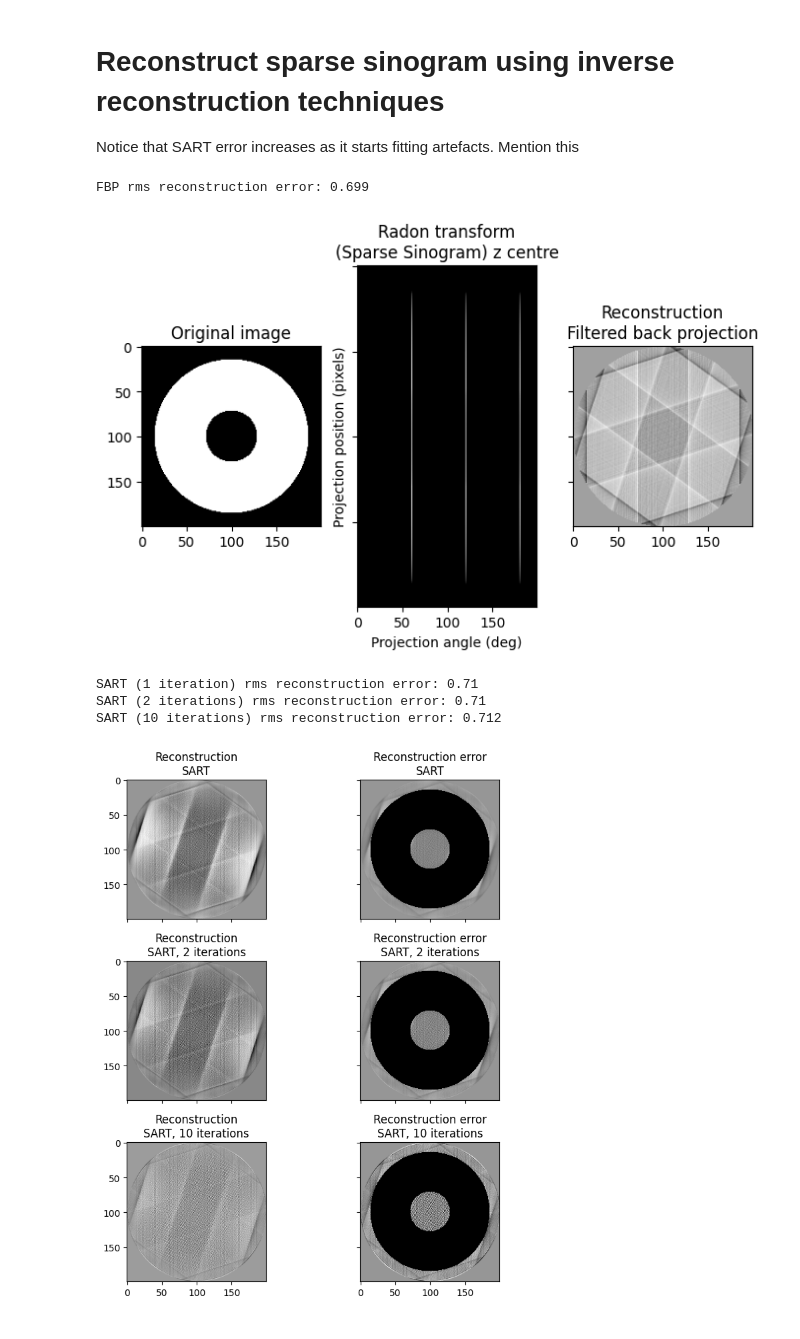
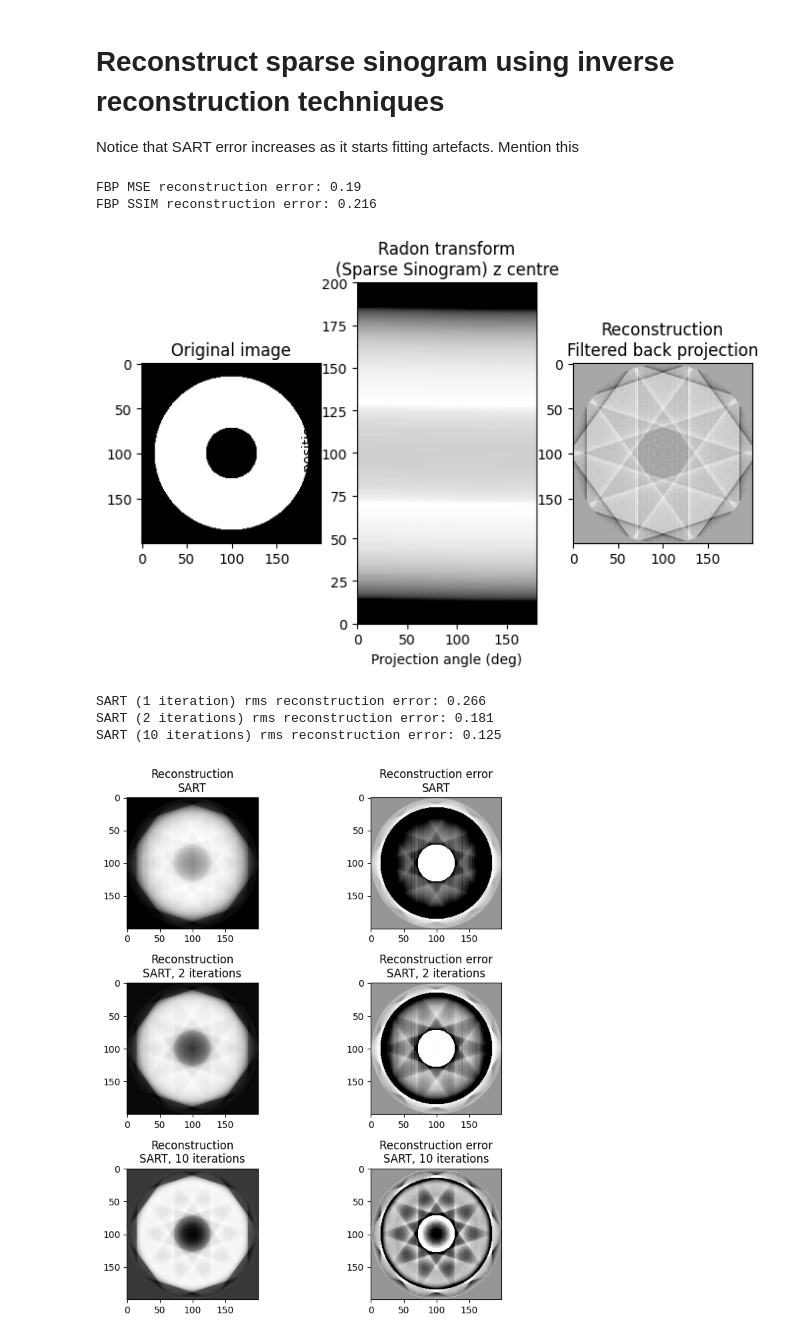
Before and after one commit to msmith693/tomography, a Jupyter notebook: torus_simulation.ipynb, the cells around one changed output. Saved outputs shown, nothing was run; the diff lists cells and outputs as text; code cells hidden in the pictures.

Commit message:
Fix error with sinogram logic and preliminary analysis

```diff
--- a/torus_simulation.ipynb
+++ b/torus_simulation.ipynb
@@ -278,17 +284,16 @@ SART (10 iterations) rms reconstruction error: 0.0293
 
 Notice that SART error increases as it starts fitting artefacts. Mention this
 # %%
-sparse_sinogram = np.zeros(sinogram.shape)
-for i in range(len(sinogram)-1):
-    if i%60 == 0:
-        sparse_sinogram[:, i] = sinogram[:, i]
+theta_sparse = np.linspace(0, 180, 5, endpoint=False)
+sparse_sinogram = radon(image, theta=theta_sparse)
 
-reconstruction_fbp = iradon(sparse_sinogram, theta=theta, filter_name='ramp')
+reconstruction_fbp = iradon(sparse_sinogram, theta=theta_sparse, filter_name='ramp')
 error = reconstruction_fbp - image
-print(f'FBP rms reconstruction error: {np.sqrt(np.mean(error**2)):.3g}')
+print(f'FBP MSE reconstruction error: {np.mean(error**2):.3g}')
+print(f'FBP SSIM reconstruction error: {ssim(image, reconstruction_fbp, data_range = np.max(image)-np.min(image)):.3g}')
 
 imkwargs = dict(vmin=-0.2, vmax=0.2)
-fig, (ax1, ax2, ax3) = plt.subplots(1, 3, figsize=(8, 4.5), sharex=True, sharey=True)
+fig, (ax1, ax2, ax3) = plt.subplots(1, 3, figsize=(8, 4.5))
 ax1.set_title("Original image")
 ax1.imshow(image, cmap=plt.cm.Greys_r)
 dx, dy = 0.5 * 180.0 / max(image.shape), 0.5 / sparse_sinogram.shape[0]
@@ -298,20 +303,20 @@ ax2.set_ylabel("Projection position (pixels)")
 ax2.imshow(
     sparse_sinogram,
     cmap=plt.cm.Greys_r,
-    # extent=(-dx, 180.0 + dx, -dy, sparse_sinogram.shape[0] + dy),
+    extent=(-dx, 180.0 + dx, -dy, sparse_sinogram.shape[0] + dy),
     aspect='auto',
 )
 ax3.set_title("Reconstruction\nFiltered back projection")
 ax3.imshow(reconstruction_fbp, cmap=plt.cm.Greys_r)
 plt.show()
 
-reconstruction_sart = iradon_sart(sparse_sinogram, theta=theta)
+reconstruction_sart = iradon_sart(sparse_sinogram, theta=theta_sparse)
 error = reconstruction_sart - image
 print(
     f'SART (1 iteration) rms reconstruction error: ' f'{np.sqrt(np.mean(error**2)):.3g}'
 )
 
-fig, axes = plt.subplots(3, 2, figsize=(8, 8.5), sharex=True, sharey=True)
+fig, axes = plt.subplots(3, 2, figsize=(8, 8.5))
 ax = axes.ravel()
 
 ax[0].set_title("Reconstruction\nSART")
@@ -322,43 +327,44 @@ ax[1].imshow(reconstruction_sart - image, cmap=plt.cm.Greys_r, **imkwargs)
 
 # Run a second iteration of SART by supplying the reconstruction
 # from the first iteration as an initial estimate
-reconstruction_sart2 = iradon_sart(sparse_sinogram, theta=theta, image=reconstruction_sart)
+reconstruction_sart2 = iradon_sart(sparse_sinogram, theta=theta_sparse, image=reconstruction_sart)
 error = reconstruction_sart2 - image
 print(
     f'SART (2 iterations) rms reconstruction error: '
     f'{np.sqrt(np.mean(error**2)):.3g}'
 )
 
 ax[2].set_title("Reconstruction\nSART, 2 iterations")
 ax[2].imshow(reconstruction_sart2, cmap=plt.cm.Greys_r)
 
 ax[3].set_title("Reconstruction error\nSART, 2 iterations")
 ax[3].imshow(reconstruction_sart2 - image, cmap=plt.cm.Greys_r, **imkwargs)
 
 # Run a tenth iteration of SART by supplying the reconstruction
 # from the first iteration as an initial estimate
 reconstruction_sart_n = reconstruction_sart
 for i in range(9):
-    reconstruction_sart_n = iradon_sart(sparse_sinogram, theta=theta, image=reconstruction_sart_n)
+    reconstruction_sart_n = iradon_sart(sparse_sinogram, theta=theta_sparse, image=reconstruction_sart_n)
 
 error = reconstruction_sart_n - image
 print(
     f'SART (10 iterations) rms reconstruction error: '
     f'{np.sqrt(np.mean(error**2)):.3g}'
 )
 
 ax[4].set_title("Reconstruction\nSART, 10 iterations")
 ax[4].imshow(reconstruction_sart_n, cmap=plt.cm.Greys_r)
 
 ax[5].set_title("Reconstruction error\nSART, 10 iterations")
 ax[5].imshow(reconstruction_sart_n - image, cmap=plt.cm.Greys_r, **imkwargs)
 
 fig.tight_layout()
 plt.show()
 # %% [output]
-FBP rms reconstruction error: 0.699
+FBP MSE reconstruction error: 0.19
+FBP SSIM reconstruction error: 0.216
-[figure, old version]
+[figure, new version]
-SART (1 iteration) rms reconstruction error: 0.71
-SART (2 iterations) rms reconstruction error: 0.71
-SART (10 iterations) rms reconstruction error: 0.712
+SART (1 iteration) rms reconstruction error: 0.266
+SART (2 iterations) rms reconstruction error: 0.181
+SART (10 iterations) rms reconstruction error: 0.125
-[figure, old version]
+[figure, new version]
```
Also changed, not shown: parts of 7 cells of this notebook.
